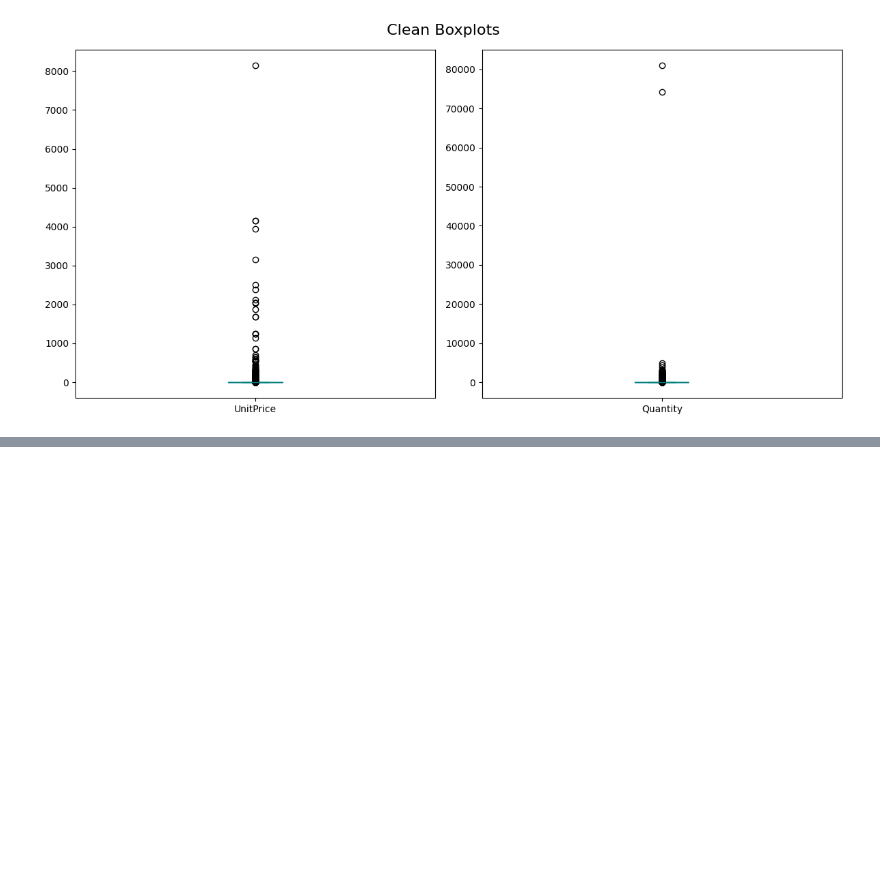
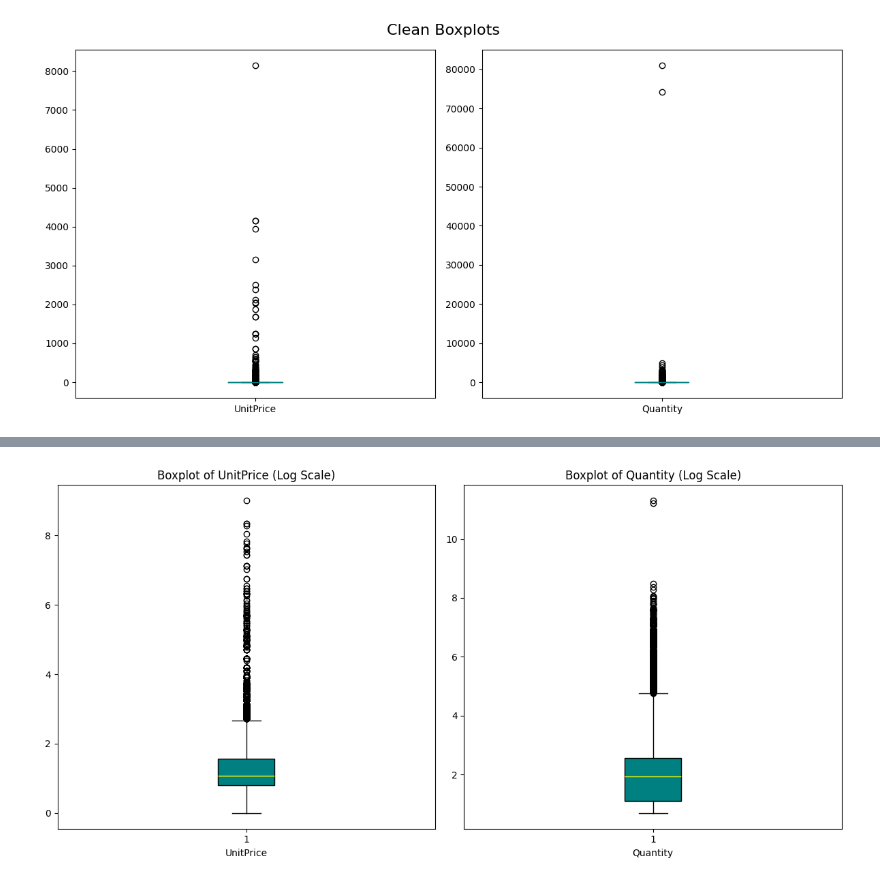
Before and after one commit to DavidLeal7/pk1_Onlie_Retail_Sales, a Jupyter notebook: notebooks/01.eda.ipynb, the cells around one changed output, grey strips where cells are left out. Saved outputs shown, nothing was run; the diff lists cells and outputs as text; code cells hidden in the pictures; blank space fills up the shorter version.

```diff
--- a/notebooks/01.eda.ipynb
+++ b/notebooks/01.eda.ipynb
@@ -327,0 +372,19 @@ plt.show()
+# %%
+# Boxpolots with Log Scale for Cleaned Data for UnitPrice and Quantity
+plt.figure(figsize=(12,6))
+plt.subplot(1, 2, 1)
+plt.boxplot(np.log1p(df_clean['UnitPrice']), vert=True, patch_artist=True,
+            boxprops=dict(facecolor='teal', color='black'),
+            medianprops=dict(color='yellow'))
+plt.title('Boxplot of UnitPrice (Log Scale)')
+plt.xlabel('UnitPrice')
+plt.subplot(1, 2, 2)
+plt.boxplot(np.log1p(df_clean['Quantity']), vert=True, patch_artist=True,
+            boxprops=dict(facecolor='teal', color='black'),
+            medianprops=dict(color='yellow'))
+plt.title('Boxplot of Quantity (Log Scale)')
+plt.xlabel('Quantity')
+plt.tight_layout()
+plt.show()
+# %% [output]
+[figure, added]
```
Also changed, not shown: parts of 5 cells of this notebook.
